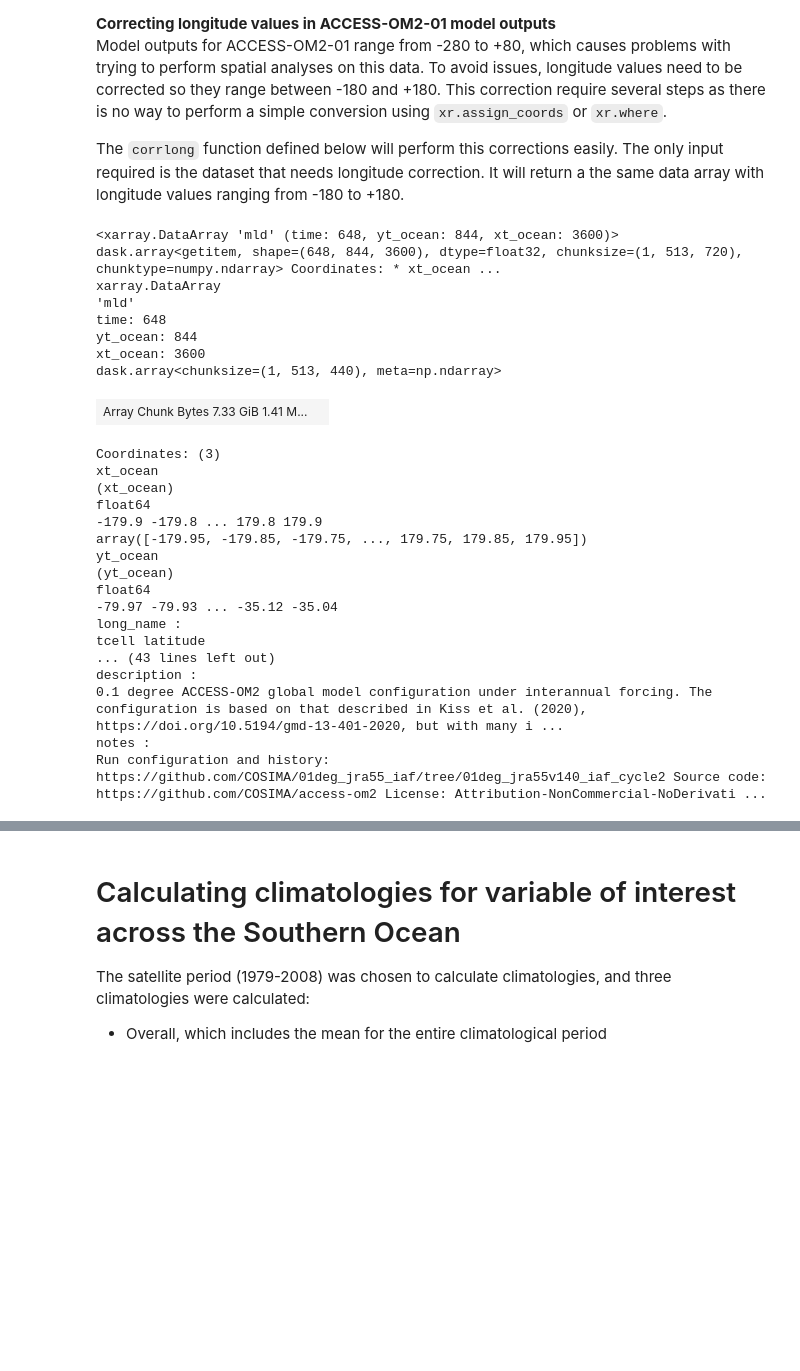
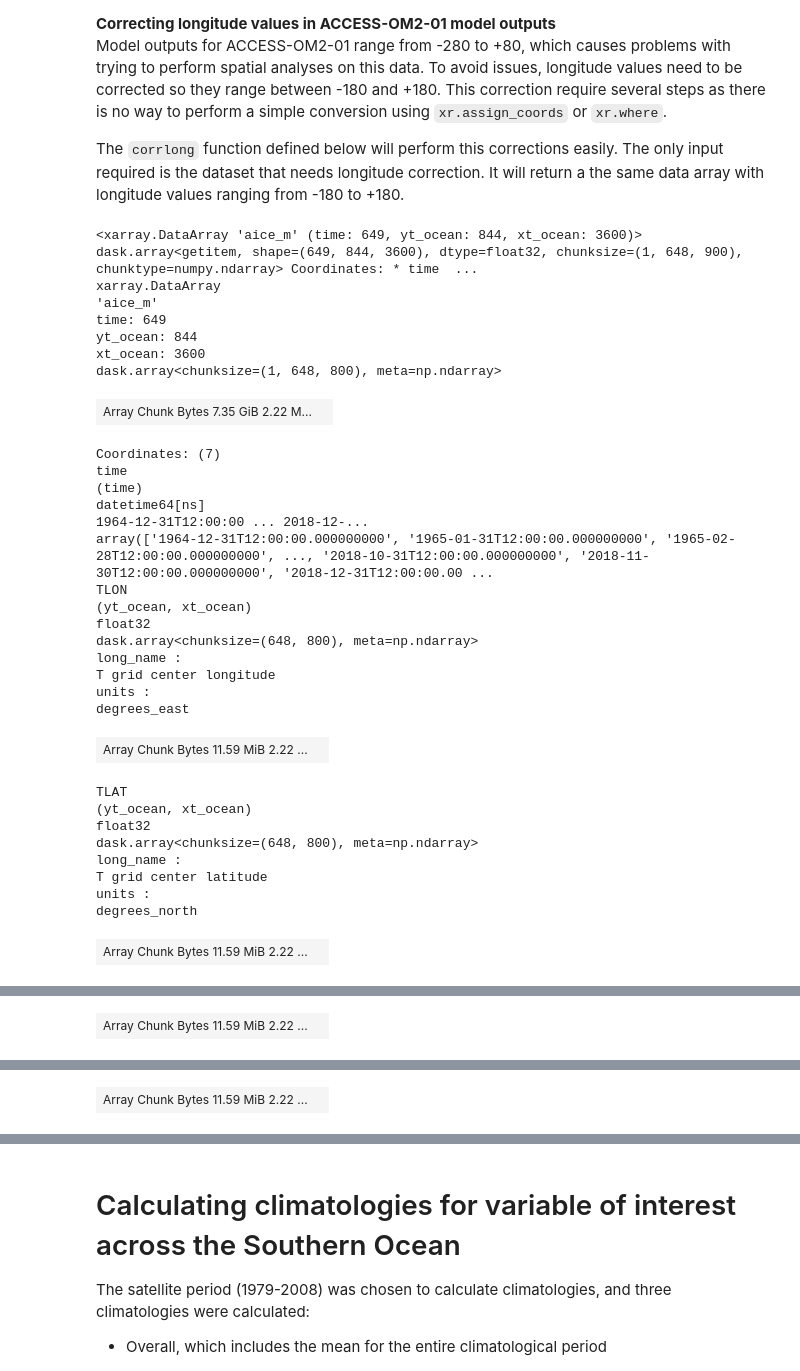
Before and after one commit to lidefi87/ACCESS_scripts_DFA, a Jupyter notebook: Scripts/ZonalStatistics.ipynb, the cells around one changed output, grey strips where cells are left out. Saved outputs shown, nothing was run; the diff lists cells and outputs as text; code cells hidden in the pictures; blank space fills up the shorter version.

```diff
--- a/Scripts/ZonalStatistics.ipynb
+++ b/Scripts/ZonalStatistics.ipynb
@@ -46,7 +46,9 @@ varDict = OrderedDict([
     ('mld', {'model': 'ACCESS-OM2-01',
              'expt': '01deg_jra55v140_iaf_cycle2', # ACCESS-OM2-01 cycle 2
              'freq': '1 monthly',
-             'start_date': [str(i)+'-01-01' for i in range(1965, 2019, 1)], #Given as a list of time steps, but can also be used with a single date
+             #Given as a list of time steps, but can also be used with a single date
+             #Starting from December so seasonal summaries are properly calculated
+             'start_date': [str(i)+'-12-01' for i in range(1964, 2018, 1)],
              'end_date': [str(i)+'-12-31' for i in range(1965, 2019, 1)], #As above
              'offset': np.nan, #Used to apply corrections
              'long_name': 'mixed layer depth', #Used mainly to label graphs
@@ -60,6 +62,7 @@ varDict = OrderedDict([
              'clipped_data': r'/g/data/v45/la6889/Calculations/MLD/ClippedMEASOregions/',
              'weighted_means_season': r'/g/data/v45/la6889/Calculations/MLD/YearlySeasonal/Means',
              'weighted_means_monthly': r'/g/data/v45/la6889/Calculations/MLD/YearlyMonthly/Means',
+             'weighted_std_monthly': r'/g/data/v45/la6889/Calculations/MLD/YearlyMonthly/StdDev',
              'decades_season': range(1965, 2019, 10),
              'weighted_means_dec_season': r'/g/data/v45/la6889/Calculations/MLD/DecadalSeasonal/Means',
              'decades_monthly': range(1965, 2019, 10),
@@ -70,7 +73,7 @@ varDict = OrderedDict([
     ('surface_temp',{'model': 'ACCESS-OM2-01',
              'expt': '01deg_jra55v140_iaf_cycle2', # ACCESS-OM2-01 cycle 2
              'freq': '1 monthly',
-            'start_date': [str(i)+'-01-01' for i in range(1965, 2019, 1)], #Given as a list of time steps, but can also be used with a single date
+             'start_date': [str(i)+'-12-01' for i in range(1964, 2018, 1)],
              'end_date': [str(i)+'-12-31' for i in range(1965, 2019, 1)], #As above
              'offset': -273.15,
              'long_name': 'sea surface temperature', #conservative temperature
@@ -84,16 +87,17 @@ varDict = OrderedDict([
              'clipped_data': r'/g/data/v45/la6889/Calculations/SST/ClippedMEASOregions/',
              'weighted_means_season': r'/g/data/v45/la6889/Calculations/SST/YearlySeasonal/Means',
              'weighted_means_monthly': r'/g/data/v45/la6889/Calculations/SST/YearlyMonthly/Means',
+             'weighted_std_monthly': r'/g/data/v45/la6889/Calculations/SST/YearlyMonthly/StdDev',
              'decades_season': range(1965, 2019, 10),
              'weighted_means_dec_season': r'/g/data/v45/la6889/Calculations/SST/DecadalSeasonal/Means',
              'decades_monthly': range(1965, 2019, 10),
              'weighted_means_dec_monthly': r'/g/data/v45/la6889/Calculations/SST/DecadalMonthly/Means',
              'mean_sector_time_series': r'/g/data/v45/la6889/Figures/TimeSeries/SST/PolarZones',
              'res': '0.1°'}),
-    ('aice',{'model': 'ACCESS-OM2-01',
+    ('aice_m',{'model': 'ACCESS-OM2-01',
              'expt': '01deg_jra55v140_iaf_cycle2', # ACCESS-OM2-01 cycle 2
              'freq': '1 monthly',
-             'start_date': [str(i)+'-01-01' for i in range(1965, 2019, 1)], #Given as a list of time steps, but can also be used with a single date
+             'start_date': [str(i)+'-12-01' for i in range(1964, 2018, 1)],
              'end_date': [str(i)+'-12-31' for i in range(1965, 2019, 1)], #As above
              'offset': np.nan,
              'long_name': 'sea ice area',
@@ -107,6 +111,7 @@ varDict = OrderedDict([
              'clipped_data': r'/g/data/v45/la6889/Calculations/SeaIceArea/ClippedMEASOregions/',
              'weighted_means_season': r'/g/data/v45/la6889/Calculations/SeaIceArea/YearlySeasonal/Means',
              'weighted_means_monthly': r'/g/data/v45/la6889/Calculations/SeaIceArea/YearlyMonthly/Means',
+             'weighted_std_monthly': r'/g/data/v45/la6889/Calculations/SeaIceArea/YearlyMonthly/StdDev',
              'decades_season': range(1965, 2019, 10),
              'weighted_means_dec_season': r'/g/data/v45/la6889/Calculations/SeaIceArea/DecadalSeasonal/Means',
              'decades_monthly': range(1965, 2019, 10),
@@ -116,7 +121,7 @@ varDict = OrderedDict([
     ('surface_salt',{'model': 'ACCESS-OM2-01',
              'expt': '01deg_jra55v140_iaf_cycle2', # ACCESS-OM2-01 cycle 2
              'freq': '1 monthly',
-             'start_date': [str(i)+'-01-01' for i in range(1965, 2019, 1)], #Given as a list of time steps, but can also be used with a single date
+             'start_date': [str(i)+'-12-01' for i in range(1964, 2018, 1)],
              'end_date': [str(i)+'-12-31' for i in range(1965, 2019, 1)], #As above
              'offset': np.nan,
              'long_name': 'sea surface salinity',
@@ -130,6 +135,7 @@ varDict = OrderedDict([
              'clipped_data': r'/g/data/v45/la6889/Calculations/SSS/ClippedMEASOregions/',
              'weighted_means_season': r'/g/data/v45/la6889/Calculations/SSS/YearlySeasonal/Means',
              'weighted_means_monthly': r'/g/data/v45/la6889/Calculations/SSS/YearlyMonthly/Means',
+             'weighted_std_monthly': r'/g/data/v45/la6889/Calculations/SSS/YearlyMonthly/StdDev',
              'decades_season': range(1965, 2019, 10),
              'weighted_means_dec_season': r'/g/data/v45/la6889/Calculations/SSS/DecadalSeasonal/Means',
              'decades_monthly': range(1965, 2019, 10),
@@ -139,7 +145,7 @@ varDict = OrderedDict([
     ('hi',{'model': 'ACCESS-OM2-01',
              'expt': '01deg_jra55v140_iaf_cycle2', # ACCESS-OM2-01 cycle 2
              'freq': '1 monthly',
-            'start_date': [str(i)+'-01-01' for i in range(1965, 2019, 1)], #Given as a list of time steps, but can also be used with a single date
+             'start_date': [str(i)+'-12-01' for i in range(1964, 2018, 1)],
              'end_date': [str(i)+'-12-31' for i in range(1965, 2019, 1)], #As above
              'offset': np.nan,
              'long_name': 'sea ice thickness',
@@ -153,6 +159,7 @@ varDict = OrderedDict([
              'clipped_data': r'/g/data/v45/la6889/Calculations/SeaIceThickness/ClippedMEASOregions/',
              'weighted_means_season': r'/g/data/v45/la6889/Calculations/SeaIceThickness/YearlySeasonal/Means',
              'weighted_means_monthly': r'/g/data/v45/la6889/Calculations/SeaIceThickness/YearlyMonthly/Means',
+             'weighted_std_monthly': r'/g/data/v45/la6889/Calculations/SeaIceThickness/YearlyMonthly/StdDev',
              'decades_season': range(1965, 2019, 10),
              'weighted_means_dec_season': r'/g/data/v45/la6889/Calculations/SeaIceThickness/DecadalSeasonal/Means',
              'decades_monthly': range(1965, 2019, 10),
@@ -196,7 +203,7 @@ expvar.dropna()[expvar['long_name'].dropna().str.lower().str.match(".*area.*")]
 # Loading necessary data
 Set the name of the variable being analysed in this notebook. **Note that `var_id` must have the same name as the actual variable name in ACCESS-OM2.** This means that if you are interested in *sea surface temperature*, `var_id` should be set to `surface_temp`. Once you set the var_id, all values used in the script will be taken from the contents of the dictionary above.
 # %%
-var_id = 'mld'
+var_id = 'aice_m'
 # %% [markdown]
 ## Accessing variable of interest from ACCESS-OM2-01 model outputs
 Remember, all this information comes from the dictionaries set in Section 1.2 and to the variable set in Section 1.3
@@ -208,46 +215,54 @@ The `corrlong` function defined below will perform this corrections easily. The
 # %%
 #Access data from model
 SO_varInt = zsf.getACCESSdata(var_id, varDict[var_id]['start_date'][0],
                               varDict[var_id]['end_date'][-1],
                               freq = varDict[var_id]['freq'],
-                              ses = session, minlat = -80, maxlat = -35)
+                              ses = session, minlat = -80, maxlat = -35,
+                             ice_data = True)
 
 #Slice data to include only data for specified times of interest
 SO_varInt = SO_varInt.sel(time = slice(varDict[var_id]['start_date'][0],
                                        varDict[var_id]['end_date'][-1]))
 
 #Apply correction to longitude
 SO_varInt = zsf.corrlong(SO_varInt)
 
 #Applying any corrections (offset) if defined in dictionary
 if not pd.isnull(varDict[var_id]['offset']):
     SO_varInt = SO_varInt+varDict[var_id]['offset']
 
 #Checking data
 SO_varInt
 # %% [output]
-<xarray.DataArray 'mld' (time: 648, yt_ocean: 844, xt_ocean: 3600)> dask.array<getitem, shape=(648, 844, 3600), dtype=float32, chunksize=(1, 513, 720), chunktype=numpy.ndarray> Coordinates: * xt_ocean ...
+<xarray.DataArray 'aice_m' (time: 649, yt_ocean: 844, xt_ocean: 3600)> dask.array<getitem, shape=(649, 844, 3600), dtype=float32, chunksize=(1, 648, 900), chunktype=numpy.ndarray> Coordinates: * time  ...
 xarray.DataArray
-'mld'
-time: 648
+'aice_m'
+time: 649
 yt_ocean: 844
 xt_ocean: 3600
-dask.array<chunksize=(1, 513, 440), meta=np.ndarray>
+dask.array<chunksize=(1, 648, 800), meta=np.ndarray>
-| Array Chunk Bytes 7.33 GiB 1.41 M... |  |
+| Array Chunk Bytes 7.35 GiB 2.22 M... |  |
-Coordinates: (3)
-xt_ocean
-(xt_ocean)
-float64
--179.9 -179.8 ... 179.8 179.9
-array([-179.95, -179.85, -179.75, ..., 179.75, 179.85, 179.95])
-yt_ocean
-(yt_ocean)
-float64
--79.97 -79.93 ... -35.12 -35.04
+Coordinates: (7)
+time
+(time)
+datetime64[ns]
+1964-12-31T12:00:00 ... 2018-12-...
+array(['1964-12-31T12:00:00.000000000', '1965-01-31T12:00:00.000000000', '1965-02-28T12:00:00.000000000', ..., '2018-10-31T12:00:00.000000000', '2018-11-30T12:00:00.000000000', '2018-12-31T12:00:00.00 ...
+TLON
+(yt_ocean, xt_ocean)
+float32
+dask.array<chunksize=(648, 800), meta=np.ndarray>
 long_name :
-tcell latitude
-... (43 lines left out)
-description :
-0.1 degree ACCESS-OM2 global model configuration under interannual forcing. The configuration is based on that described in Kiss et al. (2020), https://doi.org/10.5194/gmd-13-401-2020, but with many i ...
-notes :
-Run configuration and history: https://github.com/COSIMA/01deg_jra55_iaf/tree/01deg_jra55v140_iaf_cycle2 Source code: https://github.com/COSIMA/access-om2 License: Attribution-NonCommercial-NoDerivati ...
+T grid center longitude
+units :
+degrees_east
+| Array Chunk Bytes 11.59 MiB 2.22 ... |  |
+TLAT
+(yt_ocean, xt_ocean)
+float32
+dask.array<chunksize=(648, 800), meta=np.ndarray>
+long_name :
+T grid center latitude
+units :
+degrees_north
+| Array Chunk Bytes 11.59 MiB 2.22 ... |  |
@@ -253,0 +277 @@ Run configuration and history: https://github.com/COSIMA/01deg_jra55_iaf/tree/01
+| Array Chunk Bytes 11.59 MiB 2.22 ... |  |
@@ -253,0 +288 @@ Run configuration and history: https://github.com/COSIMA/01deg_jra55_iaf/tree/01
+| Array Chunk Bytes 11.59 MiB 2.22 ... |  |
```
Also changed, not shown: parts of 25 cells of this notebook, 10 other files.
